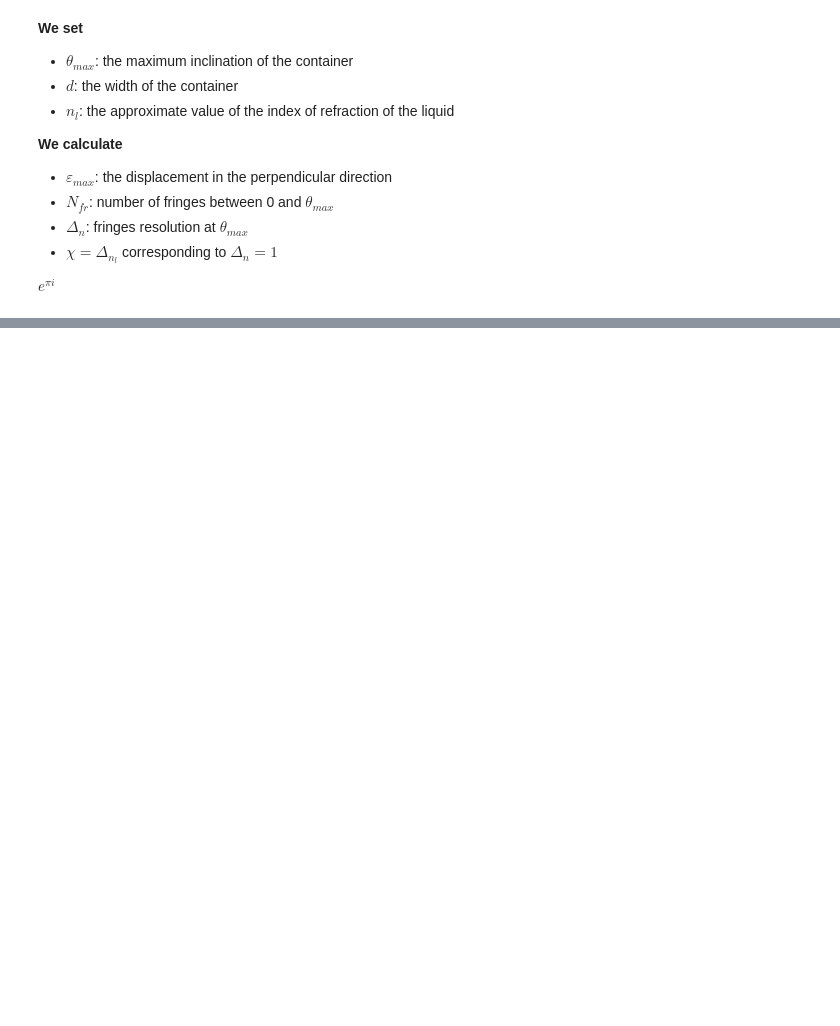
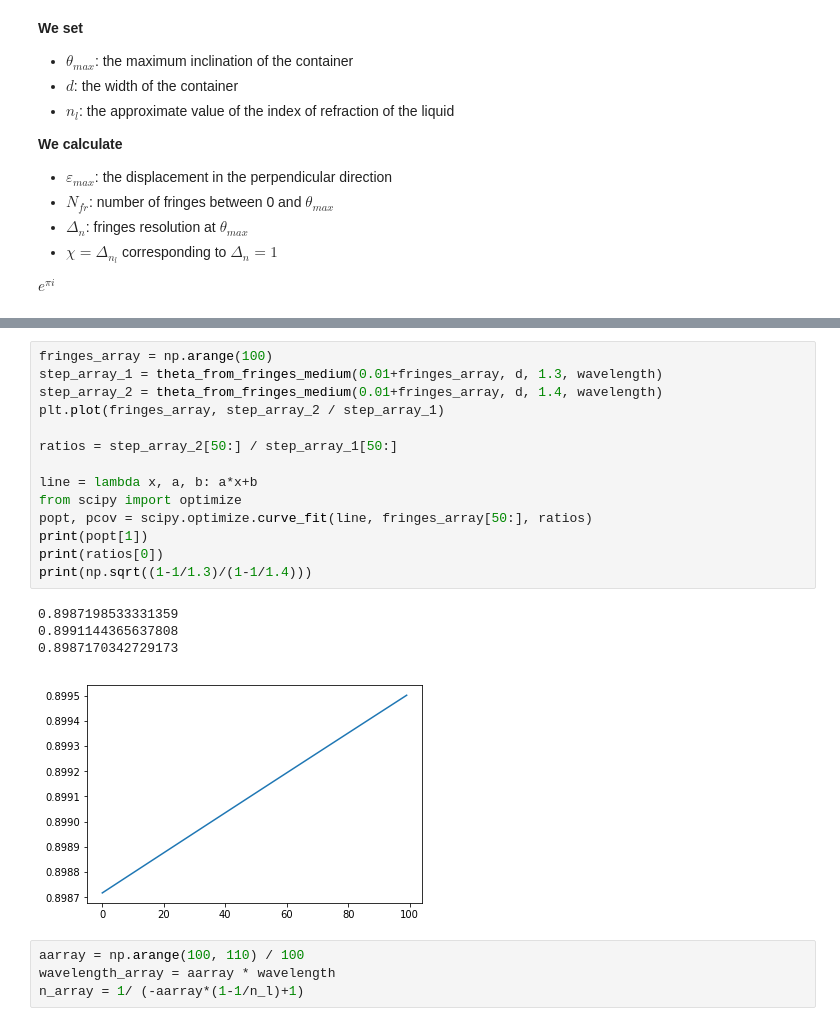
Before and after one commit to jacopok/interferometry, a Jupyter notebook: Interferometry.ipynb, the cells around one changed output, grey strips where cells are left out. Drawn from its saved outputs; the diff is of its cells as text; blank space fills up the shorter version.

```diff
--- a/Interferometry.ipynb
+++ b/Interferometry.ipynb
@@ -306,0 +334,23 @@ chi =  26.789999997796077
+# %%
+fringes_array = np.arange(100)
+step_array_1 = theta_from_fringes_medium(0.01+fringes_array, d, 1.3, wavelength)
+step_array_2 = theta_from_fringes_medium(0.01+fringes_array, d, 1.4, wavelength)
+plt.plot(fringes_array, step_array_2 / step_array_1)
+
+ratios = step_array_2[50:] / step_array_1[50:]
+
+line = lambda x, a, b: a*x+b
+from scipy import optimize
+popt, pcov = scipy.optimize.curve_fit(line, fringes_array[50:], ratios)
+print(popt[1])
+print(ratios[0])
+print(np.sqrt((1-1/1.3)/(1-1/1.4)))
+# %% [output]
+0.8987198533331359
+0.8991144365637808
+0.8987170342729173
+[figure, added]
+# %%
+aarray = np.arange(100, 110) / 100
+wavelength_array = aarray * wavelength
+n_array = 1/ (-aarray*(1-1/n_l)+1)
```
Also changed, not shown: parts of 15 cells of this notebook, 2 other files.
